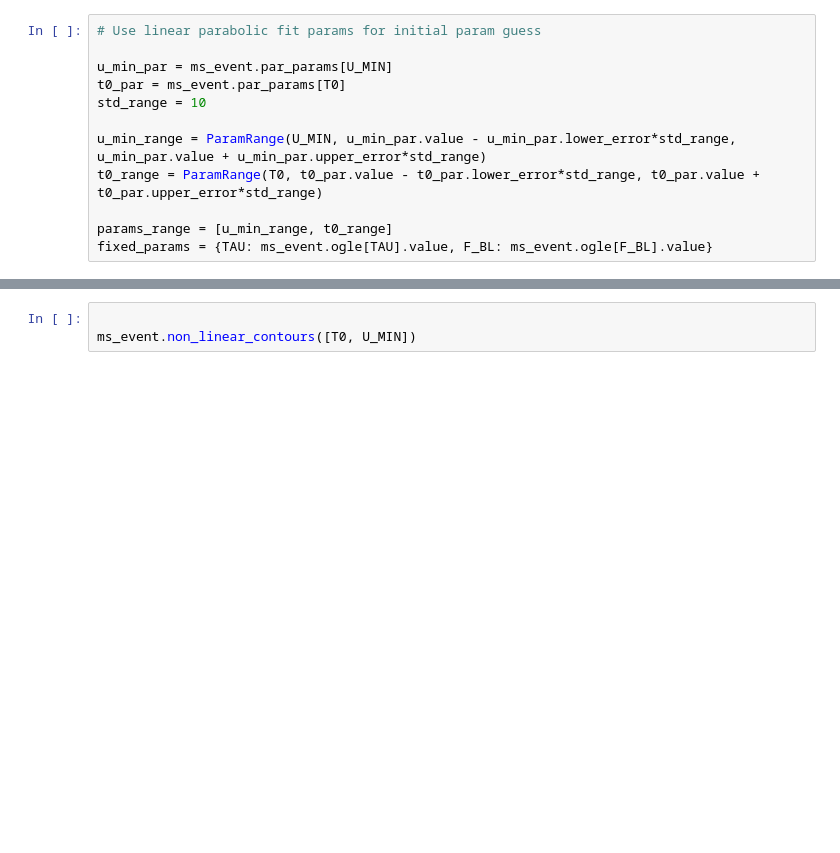
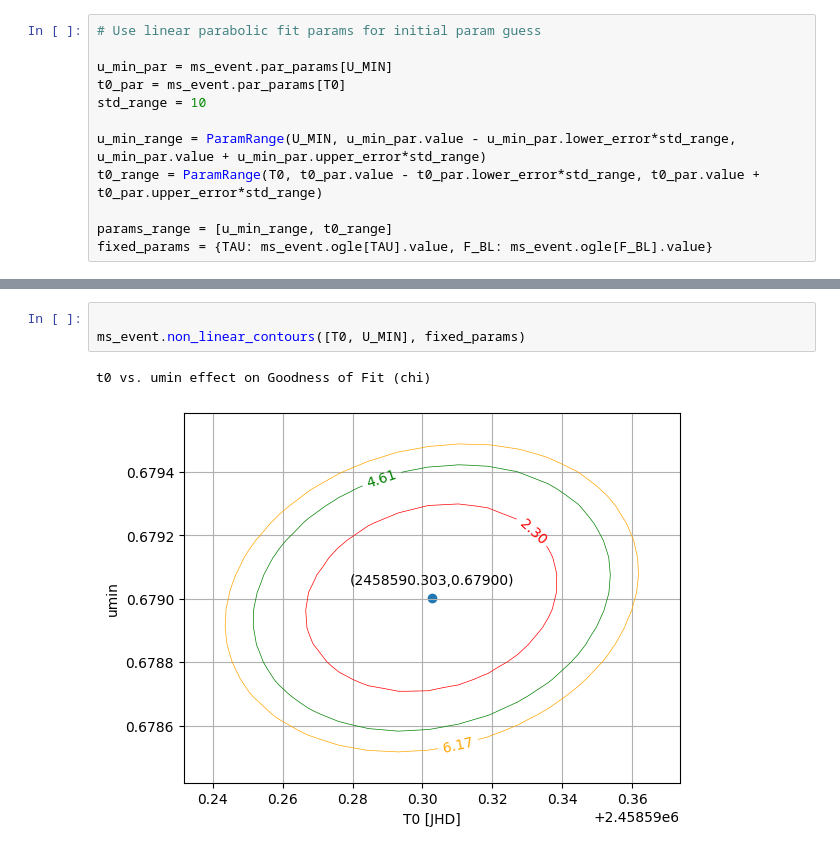
Before and after one commit to ofekzohar1/microlensing, a Jupyter notebook: 2d_non_linear_fit.ipynb, the cells around one changed output, grey strips where cells are left out. Drawn from its saved outputs; the diff is of its cells as text; blank space fills up the shorter version.

```diff
--- a/2d_non_linear_fit.ipynb
+++ b/2d_non_linear_fit.ipynb
@@ -28,4 +72,7 @@ ms_event.non_linear_fit(params_range, fixed_params)
 # %%
 
-ms_event.non_linear_contours([T0, U_MIN])
+ms_event.non_linear_contours([T0, U_MIN], fixed_params)
+# %% [output]
+t0 vs. umin effect on Goodness of Fit (chi)
+[figure, added]
 # %%
```
Also changed, not shown: parts of 3 cells of this notebook, 6 other files.
